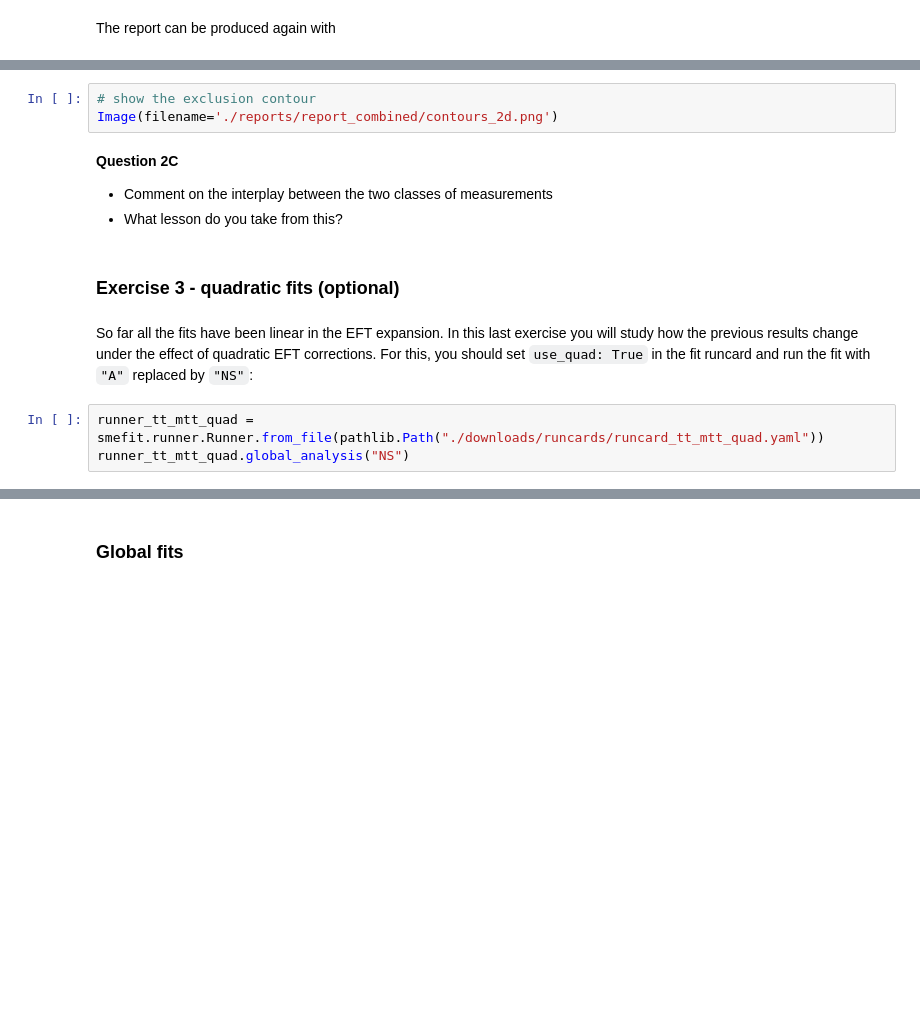
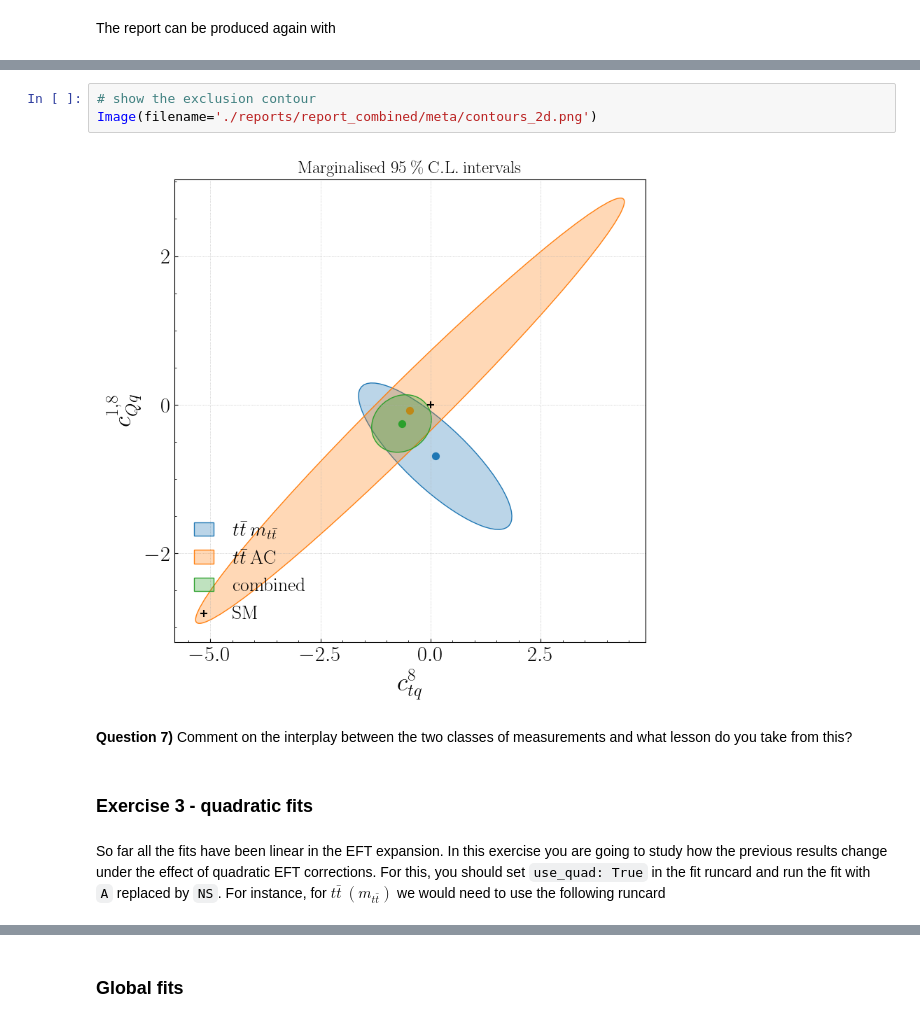
Before and after one commit to LHCfitNikhef/smefit_release, a Jupyter notebook: tutorial/tutorial.ipynb, the cells around one changed output, grey strips where cells are left out. Cells and saved outputs as stored; diff of their text form; blank space fills up the shorter version.

```diff
--- a/tutorial/tutorial.ipynb
+++ b/tutorial/tutorial.ipynb
@@ -341,15 +360,11 @@ Hint: you should find
-# %%
-# show the exclusion contour
-Image(filename='./reports/report_combined/contours_2d.png')
+# %%
+# show the exclusion contour
+Image(filename='./reports/report_combined/meta/contours_2d.png')
+# %% [output]
+[figure, added]
 # %% [markdown]
-**Question 2C**
-
-- Comment on the interplay between the two classes of measurements
-- What lesson do you take from this?
+**Question 7)**  Comment on the interplay between the two classes of measurements and what lesson do you take from this?
 # %% [markdown]
-### Exercise 3 - quadratic fits (optional)
+### Exercise 3 - quadratic fits
 # %% [markdown]
-So far all the fits have been linear in the EFT expansion. In this last exercise you will study how the previous results change under the effect of quadratic EFT corrections. For this, you should set `use_quad: True` in the fit runcard and run the fit with `"A"` replaced by `"NS"`:
+So far all the fits have been linear in the EFT expansion. In this exercise you are going to study how the previous results change under the effect of quadratic EFT corrections. For this, you should set `use_quad: True` in the fit runcard and run the fit with `A` replaced by `NS`. For instance, for $t\bar{t}\:(m_{t\bar{t}})$ we would need to use the following runcard
-# %%
-runner_tt_mtt_quad = smefit.runner.Runner.from_file(pathlib.Path("./downloads/runcards/runcard_tt_mtt_quad.yaml"))
-runner_tt_mtt_quad.global_analysis("NS")
```
Also changed, not shown: parts of 59 cells of this notebook, 5 other files.
